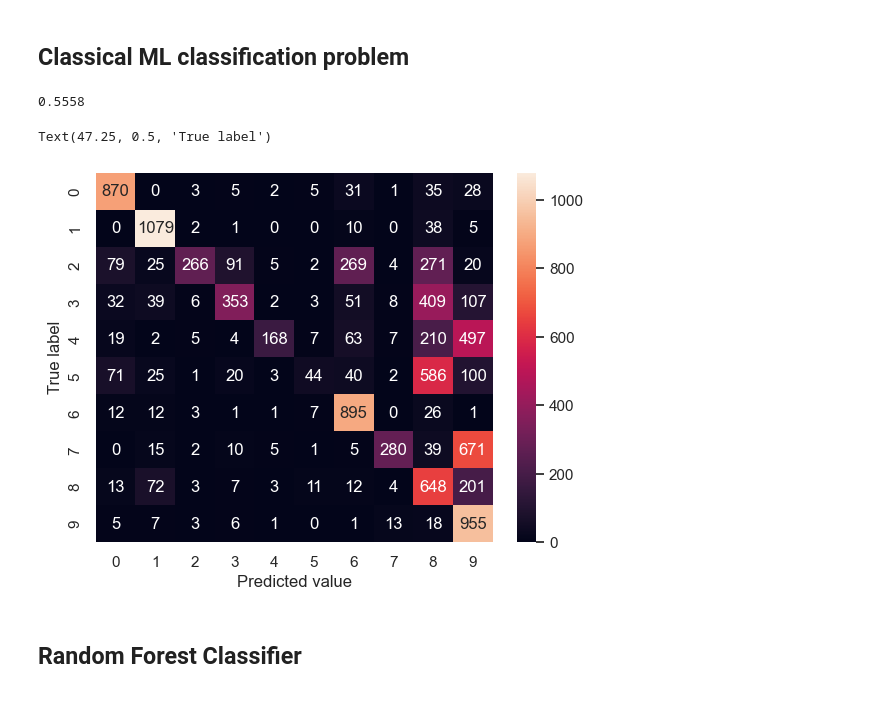
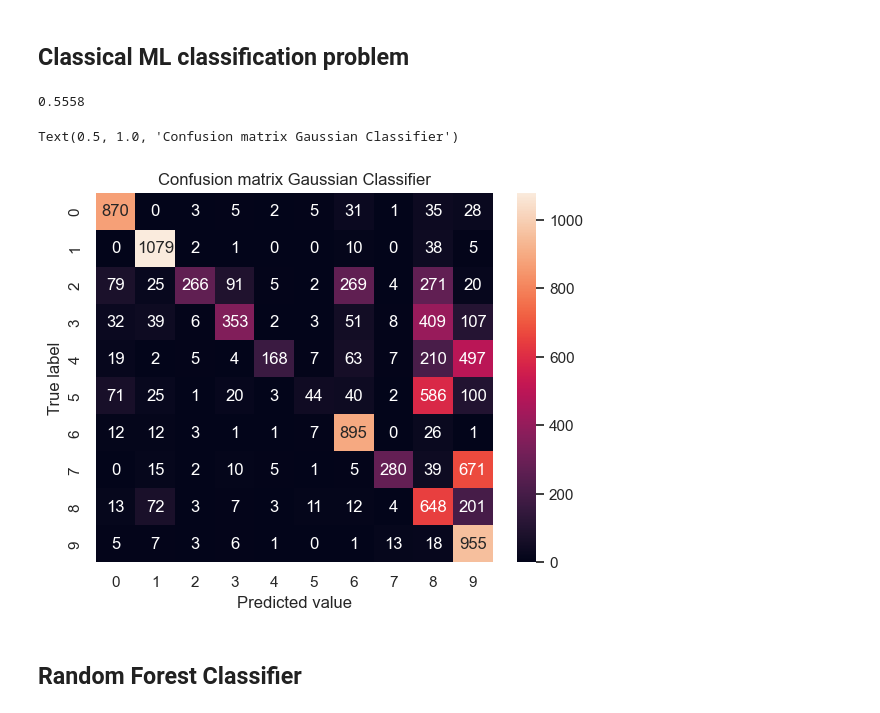
Before and after one commit to MoseGuerini/Quantum-Autoencoder, a Jupyter notebook: Code.ipynb, the cells around one changed output. Drawn from its saved outputs; the diff is of its cells as text; code cells hidden in the pictures.

Commit message:
edited images

```diff
--- a/Code.ipynb
+++ b/Code.ipynb
@@ -102,25 +102,26 @@ plot_components(digit, model, images=digit.reshape((-1, 28, 28)), ax=ax, thumb_f
 # %%
 import seaborn as sns; sns.set()
 import pandas as pd
 from sklearn.naive_bayes import GaussianNB
 from sklearn.metrics import accuracy_score
 from sklearn.metrics import confusion_matrix
 
 model = GaussianNB()
 model.fit(data, target)
 y_model = model.predict(test)
 
 print(accuracy_score(test_y, y_model))
 
 mat = confusion_matrix(test_y, y_model)
 #mat = pd.DataFrame(mat)
 sns.heatmap(mat, square = False, annot = True, cbar = True, fmt = '.0f')
 plt.xlabel('Predicted value')
 plt.ylabel('True label')
+plt.title('Confusion matrix Gaussian Classifier')
 # %% [output]
 0.5558
-Text(47.25, 0.5, 'True label')
+Text(0.5, 1.0, 'Confusion matrix Gaussian Classifier')
-[figure, old version]
+[figure, new version]
 # %% [markdown]
 ## Random Forest Classifier
 # %% [markdown]
```
Also changed, not shown: parts of 4 cells of this notebook.
